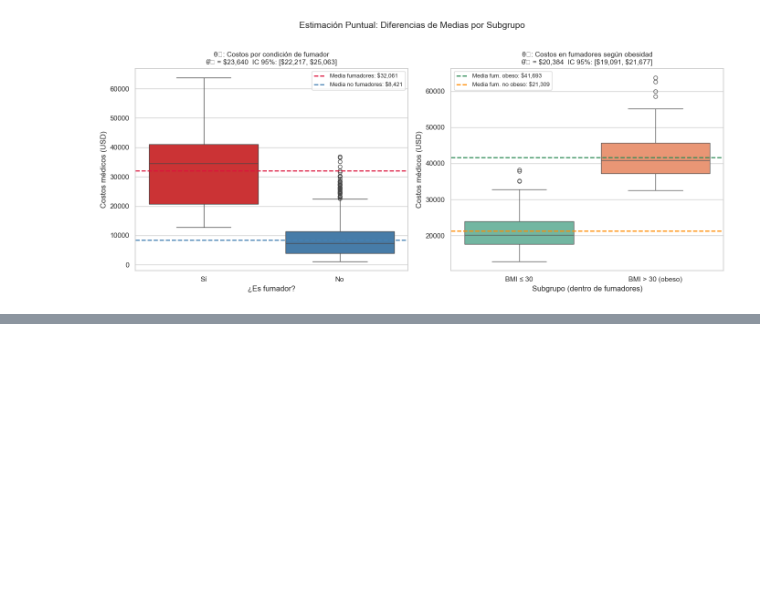
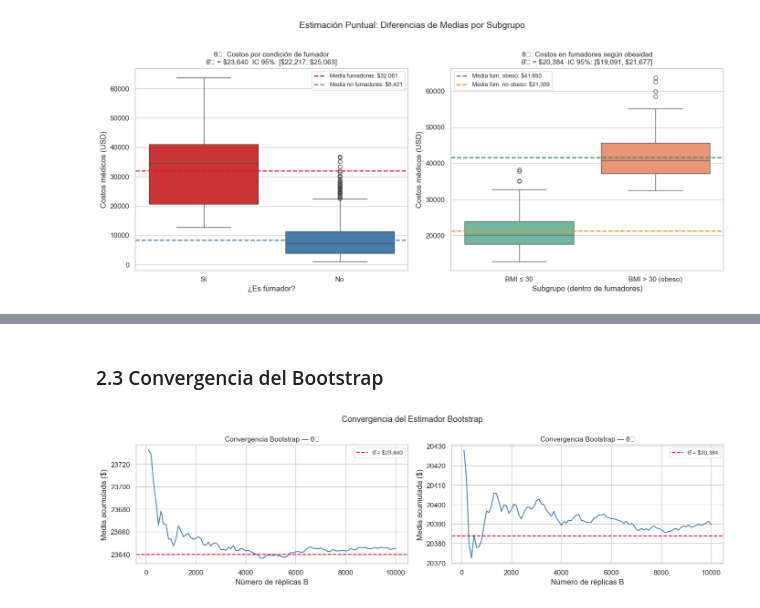
Before and after one commit to EmilioArayaG/Laboratorio_2_Estaca, a Jupyter notebook: lab2_grupo10.ipynb, the cells around one changed output, grey strips where cells are left out. Drawn from its saved outputs; the diff is of its cells as text; code cells hidden in the pictures; blank space fills up the shorter version.

```diff
--- a/lab2_grupo10.ipynb
+++ b/lab2_grupo10.ipynb
@@ -329,0 +374,31 @@ print(f"  IC percentil 95%: [${ic_theta2_boot[0]:,.2f}, ${ic_theta2_boot[1]:,.2f
+# %% [markdown]
+### 2.3 Convergencia del Bootstrap
+# %%
+# ── Gráfico de convergencia: media bootstrap vs. B ────────────────────────
+checkpoints = np.arange(100, len(theta1_boot) + 1, 100)
+
+medias_acum_t1 = [theta1_boot[:k].mean() for k in checkpoints]
+medias_acum_t2 = [theta2_boot[:k].mean() for k in checkpoints]
+
+fig, axes = plt.subplots(1, 2, figsize=(14, 4))
+
+for ax, medias_acum, theta_hat, titulo in zip(
+    axes,
+    [medias_acum_t1, medias_acum_t2],
+    [resultado_theta1['θ̂ ($)'], resultado_theta2['θ̂ ($)']],
+    ['θ₁', 'θ₂']
+):
+    ax.plot(checkpoints, medias_acum, color='steelblue', linewidth=1.5)
+    ax.axhline(theta_hat, color='crimson', linestyle='--', linewidth=1.5,
+               label=f'θ̂ = ${theta_hat:,.0f}')
+    ax.set_title(f'Convergencia Bootstrap — {titulo}', fontsize=11)
+    ax.set_xlabel('Número de réplicas B')
+    ax.set_ylabel('Media acumulada ($)')
+    ax.legend(fontsize=9)
+
+plt.suptitle('Convergencia del Estimador Bootstrap', fontsize=13)
+plt.tight_layout()
+plt.savefig('fig_bootstrap_convergencia.png', dpi=150, bbox_inches='tight')
+plt.show()
+# %% [output]
+[figure, added]
```
Also changed, not shown: parts of 30 cells of this notebook, 6 other files.
